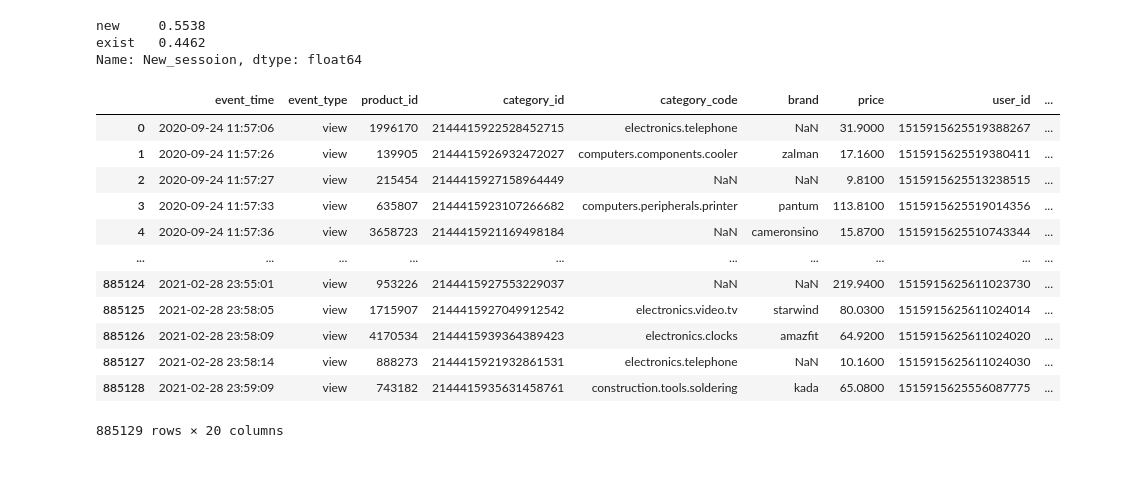
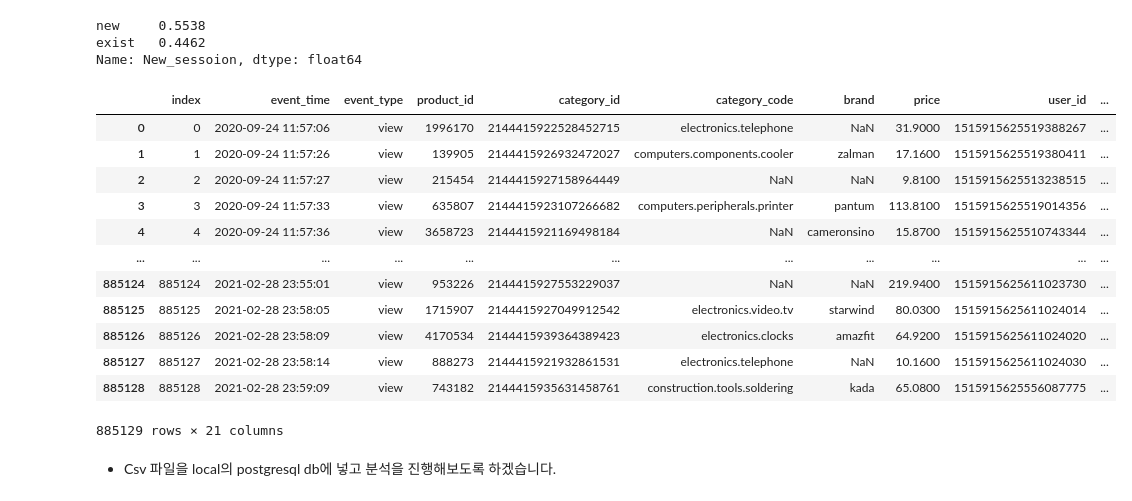
Before and after one commit to syh0397/E-Commerce-Data-Anaysis, a Jupyter notebook: 1. EDA_&_Pre_processing.ipynb, the cells around one changed output. Cells and saved outputs as stored; diff of their text form; code cells hidden in the pictures; blank space fills up the shorter version.

Commit message:
add index column (885129 x 21)

```diff
--- a/1. EDA_&_Pre_processing.ipynb
+++ b/1. EDA_&_Pre_processing.ipynb
@@ -664,19 +682,20 @@ new     0.5538
 exist   0.4462
 Name: New_sessoion, dtype: float64
 # %%
-df_.sort_values(by = ['event_time'])
+df = df_.sort_values(by = ['event_time'])
+df.reset_index()
 # %% [output]
-|  | event_time | event_type | product_id | category_id | category_code | brand | price | user_id | ... |
-| 0 | 2020-09-24 11:57:06 | view | 1996170 | 2144415922528452715 | electronics.telephone | NaN | 31.9000 | 1515915625519388267 | ... |
-| 1 | 2020-09-24 11:57:26 | view | 139905 | 2144415926932472027 | computers.components.cooler | zalman | 17.1600 | 1515915625519380411 | ... |
-| 2 | 2020-09-24 11:57:27 | view | 215454 | 2144415927158964449 | NaN | NaN | 9.8100 | 1515915625513238515 | ... |
-| 3 | 2020-09-24 11:57:33 | view | 635807 | 2144415923107266682 | computers.peripherals.printer | pantum | 113.8100 | 1515915625519014356 | ... |
-| 4 | 2020-09-24 11:57:36 | view | 3658723 | 2144415921169498184 | NaN | cameronsino | 15.8700 | 1515915625510743344 | ... |
-| ... | ... | ... | ... | ... | ... | ... | ... | ... | ... |
-| 885124 | 2021-02-28 23:55:01 | view | 953226 | 2144415927553229037 | NaN | NaN | 219.9400 | 1515915625611023730 | ... |
-| 885125 | 2021-02-28 23:58:05 | view | 1715907 | 2144415927049912542 | electronics.video.tv | starwind | 80.0300 | 1515915625611024014 | ... |
-| 885126 | 2021-02-28 23:58:09 | view | 4170534 | 2144415939364389423 | electronics.clocks | amazfit | 64.9200 | 1515915625611024020 | ... |
-| 885127 | 2021-02-28 23:58:14 | view | 888273 | 2144415921932861531 | electronics.telephone | NaN | 10.1600 | 1515915625611024030 | ... |
-| 885128 | 2021-02-28 23:59:09 | view | 743182 | 2144415935631458761 | construction.tools.soldering | kada | 65.0800 | 1515915625556087775 | ... |
+|  | index | event_time | event_type | product_id | category_id | category_code | brand | price | user_id | ... |
+| 0 | 0 | 2020-09-24 11:57:06 | view | 1996170 | 2144415922528452715 | electronics.telephone | NaN | 31.9000 | 1515915625519388267 | ... |
+| 1 | 1 | 2020-09-24 11:57:26 | view | 139905 | 2144415926932472027 | computers.components.cooler | zalman | 17.1600 | 1515915625519380411 | ... |
+| 2 | 2 | 2020-09-24 11:57:27 | view | 215454 | 2144415927158964449 | NaN | NaN | 9.8100 | 1515915625513238515 | ... |
+| 3 | 3 | 2020-09-24 11:57:33 | view | 635807 | 2144415923107266682 | computers.peripherals.printer | pantum | 113.8100 | 1515915625519014356 | ... |
+| 4 | 4 | 2020-09-24 11:57:36 | view | 3658723 | 2144415921169498184 | NaN | cameronsino | 15.8700 | 1515915625510743344 | ... |
+| ... | ... | ... | ... | ... | ... | ... | ... | ... | ... | ... |
+| 885124 | 885124 | 2021-02-28 23:55:01 | view | 953226 | 2144415927553229037 | NaN | NaN | 219.9400 | 1515915625611023730 | ... |
+| 885125 | 885125 | 2021-02-28 23:58:05 | view | 1715907 | 2144415927049912542 | electronics.video.tv | starwind | 80.0300 | 1515915625611024014 | ... |
+| 885126 | 885126 | 2021-02-28 23:58:09 | view | 4170534 | 2144415939364389423 | electronics.clocks | amazfit | 64.9200 | 1515915625611024020 | ... |
+| 885127 | 885127 | 2021-02-28 23:58:14 | view | 888273 | 2144415921932861531 | electronics.telephone | NaN | 10.1600 | 1515915625611024030 | ... |
+| 885128 | 885128 | 2021-02-28 23:59:09 | view | 743182 | 2144415935631458761 | construction.tools.soldering | kada | 65.0800 | 1515915625556087775 | ... |
-885129 rows × 20 columns
+885129 rows × 21 columns
 # %%
@@ -683,0 +703,2 @@ df_.to_csv('/content/drive/MyDrive/DATA/Commerce.csv')
+# %% [markdown]
+- Csv 파일을 local의 postgresql db에 넣고 분석을 진행해보도록 하겠습니다.
```
Also changed, not shown: parts of 2 cells of this notebook.
